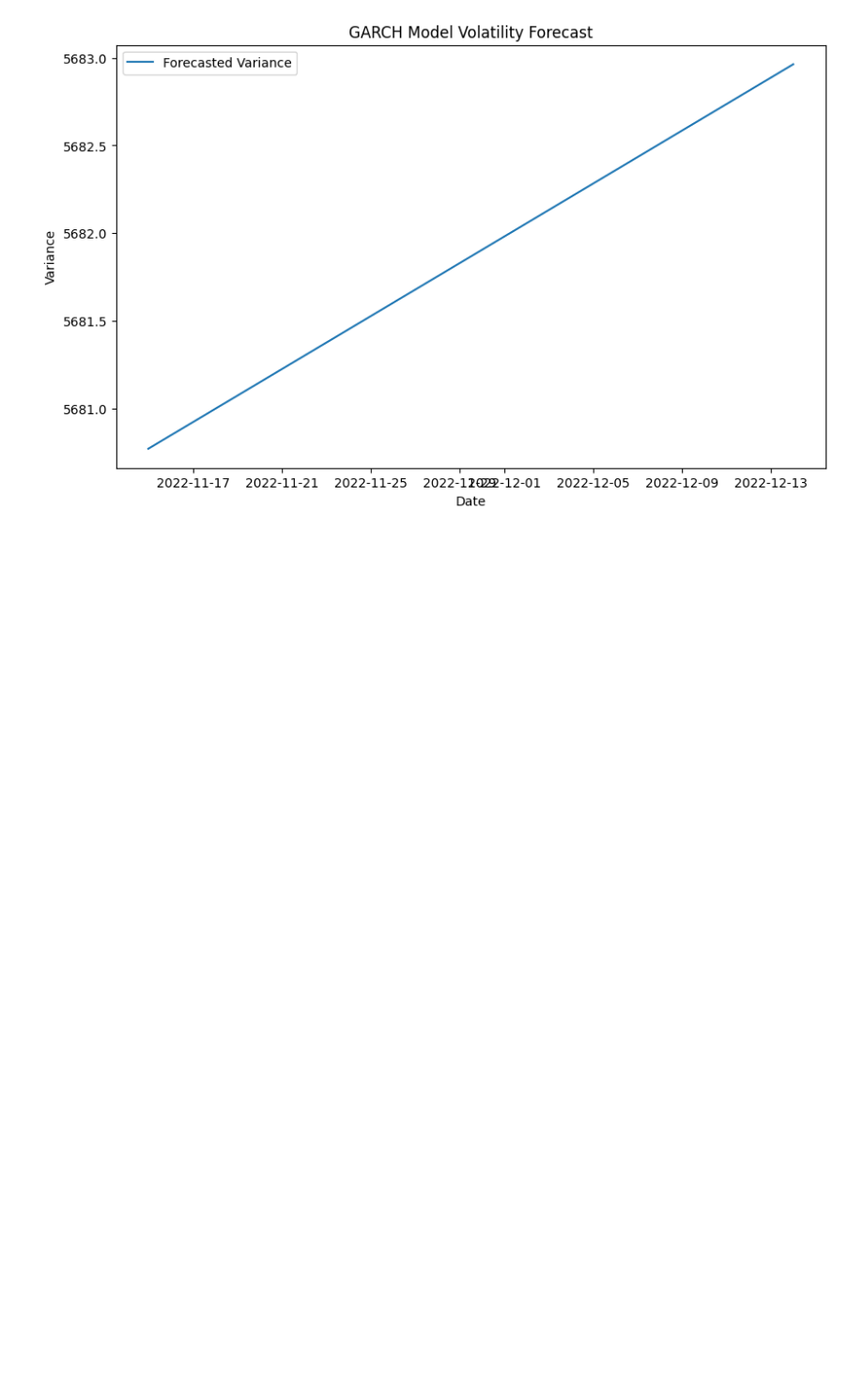
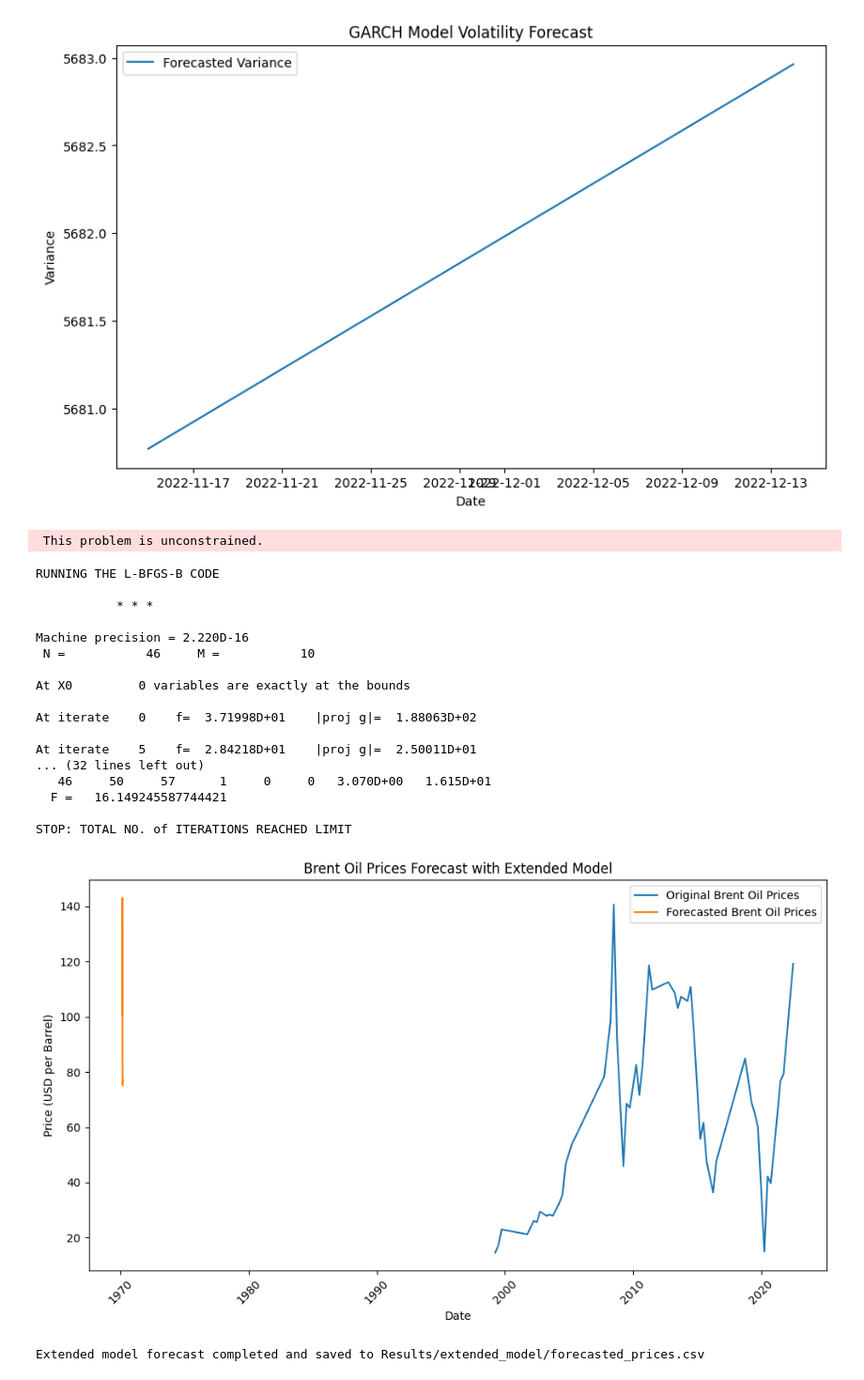
Before and after one commit to Yaadee/Oil_data_analysis, a Jupyter notebook: Notebook/garch_model.ipynb, the cells around one changed output. Shown at 94% size. Cells and saved outputs as stored; diff of their text form; code cells hidden in the pictures; blank space fills up the shorter version.

```diff
--- a/Notebook/garch_model.ipynb
+++ b/Notebook/garch_model.ipynb
@@ -33,3 +33,65 @@ forecast_df = pd.DataFrame({'Date': forecast_dates[1:], 'Forecasted_Variance': f
 forecast_df.to_csv('../Results/garch/forecast.csv', index=False)
 # %% [output]
 [figure]
+# %%
+import pandas as pd
+from statsmodels.tsa.statespace.varmax import VARMAX
+
+# Load the datasets
+brent_prices = pd.read_csv('../Inputs/data/processed_data/preprocessed_brent_prices_data.csv', index_col='Date', parse_dates=True)
+gdp = pd.read_csv('../Inputs/data/raw_data/gdp.csv', index_col='DATE', parse_dates=True)
+inflation = pd.read_csv('../Inputs/data/raw_data/inflation.csv', index_col='DATE', parse_dates=True)
+exchange_rate = pd.read_csv('../Inputs/data/raw_data/exchange_rate.csv', index_col='DATE', parse_dates=True)
+
+# Merge the datasets
+data = brent_prices.join([gdp, inflation, exchange_rate], how='inner').dropna()
+
+# Rename columns for clarity
+data.columns = ['Brent_Oil_Price', 'GDP', 'Inflation', 'Exchange_Rate']
+
+# Fit the VARMAX model
+model = VARMAX(data, order=(1, 1))
+results = model.fit()
+
+# Forecast the prices
+forecast = results.get_forecast(steps=30)
+forecast_df = forecast.predicted_mean
+
+# Plot the original and forecasted prices
+import matplotlib.pyplot as plt
+
+plt.figure(figsize=(10, 6))
+plt.plot(data.index, data['Brent_Oil_Price'], label='Original Brent Oil Prices')
+plt.plot(forecast_df.index, forecast_df['Brent_Oil_Price'], label='Forecasted Brent Oil Prices')
+plt.title('Brent Oil Prices Forecast with Extended Model')
+plt.xlabel('Date')
+plt.ylabel('Price (USD per Barrel)')
+plt.legend()
+plt.xticks(rotation=45)
+plt.tight_layout()
+plt.show()
+
+# Save the forecast to CSV
+forecast_df.to_csv('../Results/extended_model/forecasted_prices.csv')
+print("Extended model forecast completed and saved to Results/extended_model/forecasted_prices.csv")
+# %% [output]
+ This problem is unconstrained.
+RUNNING THE L-BFGS-B CODE
+
+           * * *
+
+Machine precision = 2.220D-16
+ N =           46     M =           10
+
+At X0         0 variables are exactly at the bounds
+
+At iterate    0    f=  3.71998D+01    |proj g|=  1.88063D+02
+
+At iterate    5    f=  2.84218D+01    |proj g|=  2.50011D+01
+... (32 lines left out)
+   46     50     57      1     0     0   3.070D+00   1.615D+01
+  F =   16.149245587744421
+
+STOP: TOTAL NO. of ITERATIONS REACHED LIMIT
+[figure, added]
+Extended model forecast completed and saved to Results/extended_model/forecasted_prices.csv
```
Also changed, not shown: parts of 1 cell of this notebook, 2 other files.
